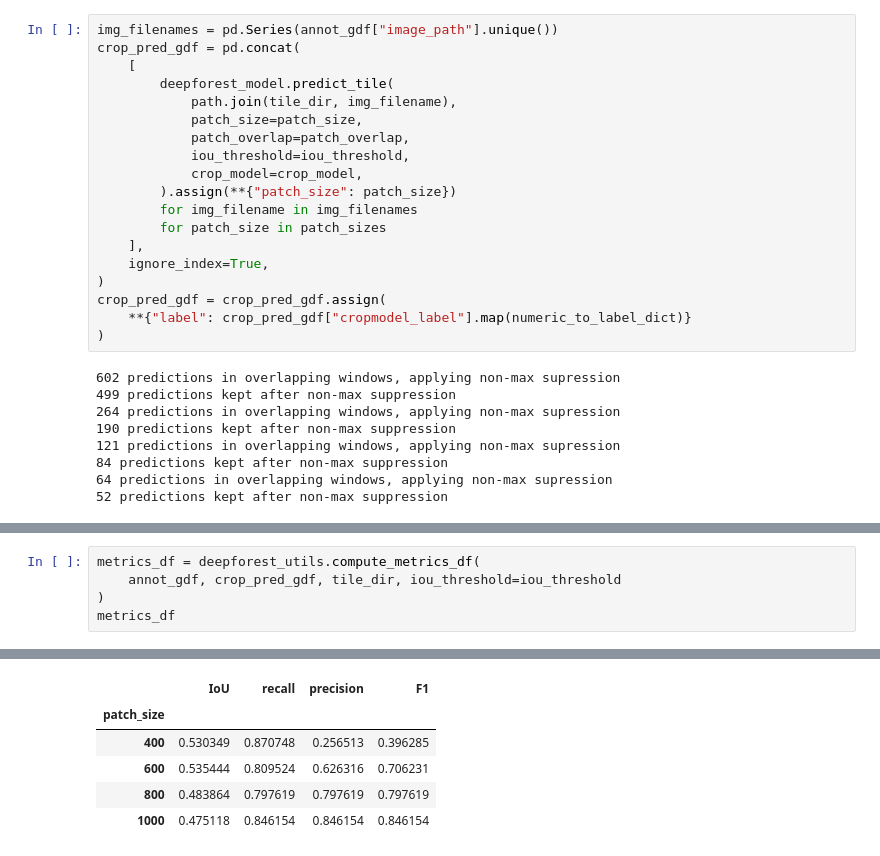
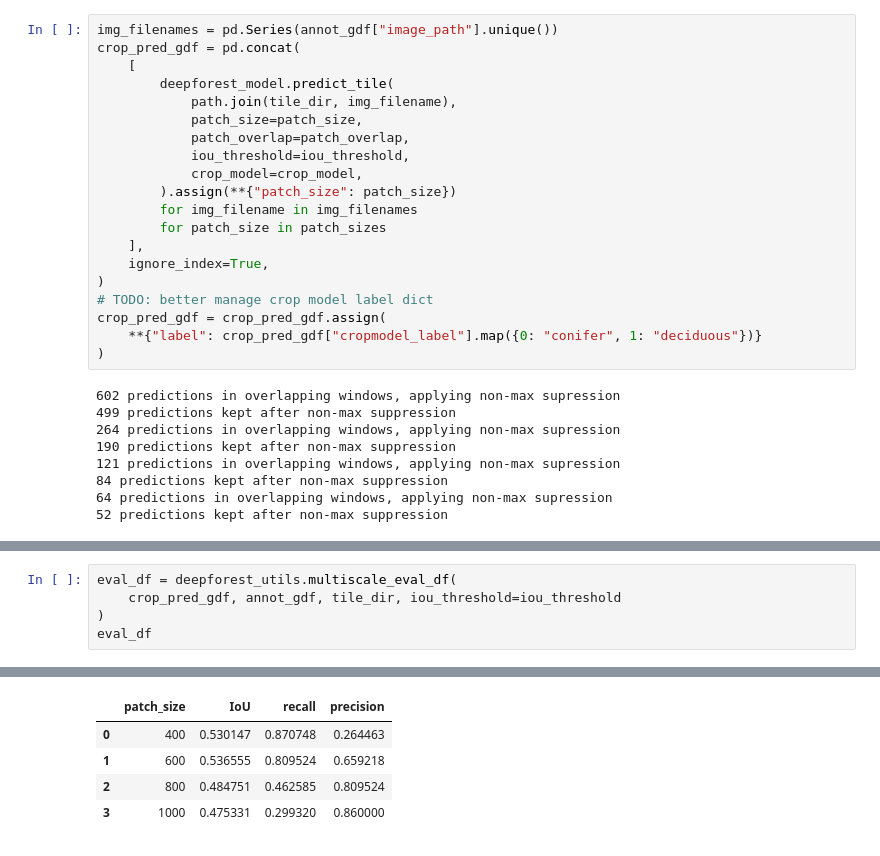
Before and after one commit to martibosch/swiss-urban-trees, a Jupyter notebook: notebooks/multi-species-model.ipynb, the cells around one changed output, grey strips where cells are left out. Cells and saved outputs as stored; diff of their text form.

```diff
--- a/notebooks/multi-species-model.ipynb
+++ b/notebooks/multi-species-model.ipynb
@@ -198,8 +205,9 @@ crop_pred_gdf = pd.concat(
     ],
     ignore_index=True,
 )
+# TODO: better manage crop model label dict
 crop_pred_gdf = crop_pred_gdf.assign(
-    **{"label": crop_pred_gdf["cropmodel_label"].map(numeric_to_label_dict)}
+    **{"label": crop_pred_gdf["cropmodel_label"].map({0: "conifer", 1: "deciduous"})}
 )
 # %% [output]
 602 predictions in overlapping windows, applying non-max supression
@@ -223,6 +231,6 @@ fig = plot.plot_annot_vs_pred(
 # %%
-metrics_df = deepforest_utils.compute_metrics_df(
-    annot_gdf, crop_pred_gdf, tile_dir, iou_threshold=iou_threshold
+eval_df = deepforest_utils.multiscale_eval_df(
+    crop_pred_gdf, annot_gdf, tile_dir, iou_threshold=iou_threshold
 )
-metrics_df
+eval_df
 # %% [output]
@@ -231,9 +237,8 @@ FutureWarning: The behavior of DataFrame concatenation with empty or all-NA entr
-|  | IoU | recall | precision | F1 |
-| patch_size |  |  |  |  |
-| 400 | 0.530349 | 0.870748 | 0.256513 | 0.396285 |
-| 600 | 0.535444 | 0.809524 | 0.626316 | 0.706231 |
-| 800 | 0.483864 | 0.797619 | 0.797619 | 0.797619 |
-| 1000 | 0.475118 | 0.846154 | 0.846154 | 0.846154 |
+|  | patch_size | IoU | recall | precision |
+| 0 | 400 | 0.530147 | 0.870748 | 0.264463 |
+| 1 | 600 | 0.536555 | 0.809524 | 0.659218 |
+| 2 | 800 | 0.484751 | 0.462585 | 0.809524 |
+| 3 | 1000 | 0.475331 | 0.299320 | 0.860000 |
 # %%
 class_recall_df = pd.concat(
     [
```
Also changed, not shown: parts of 40 cells of this notebook, 4 other files.
